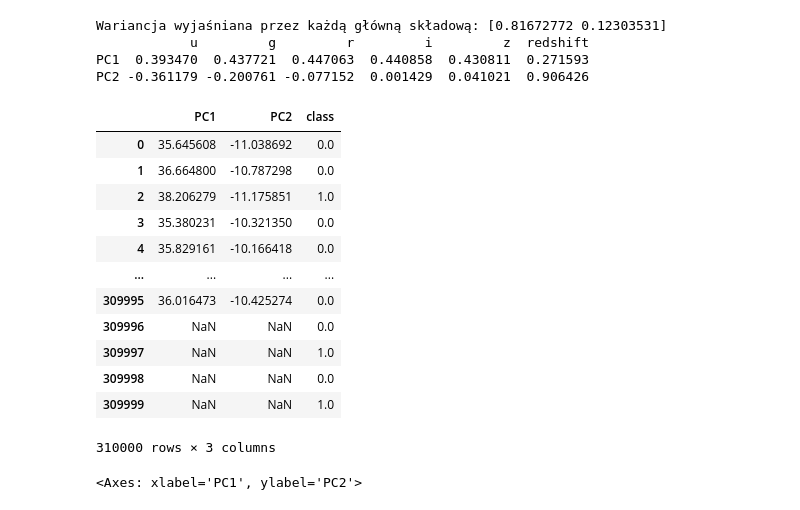
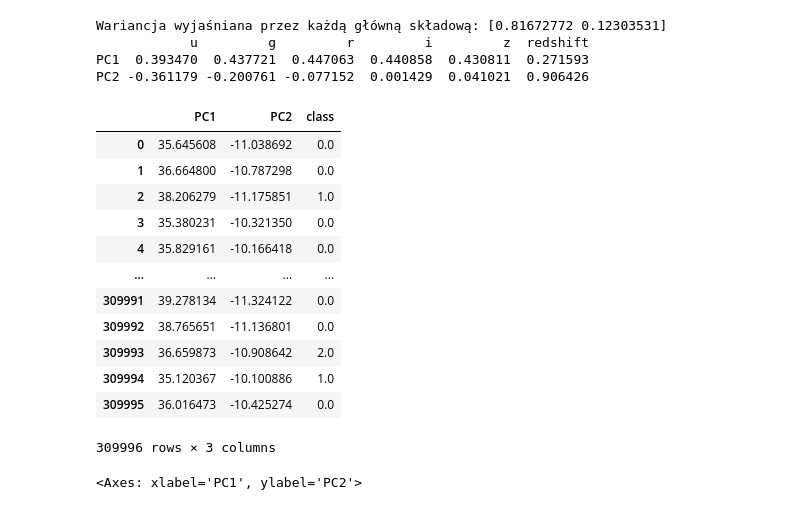
Before and after one commit to RadekJedrzejczyk/SSDS_DR15to18_DataExploration, a Jupyter notebook: Projekt.ipynb, the cells around one changed output. Saved outputs shown, nothing was run; the diff lists cells and outputs as text; code cells hidden in the pictures.

```diff
--- a/Projekt.ipynb
+++ b/Projekt.ipynb
@@ -260,22 +260,25 @@ PC2 -0.361179 -0.200761 -0.077152  0.001429  0.041021  0.906426
 # %%
 PCA_values =   x.values @ components_df.T.values
 df_PCA_x = pd.DataFrame(PCA_values,columns=[f'PC{i+1}' for i in range(components.shape[0])])
-df_PCA=pd.concat([df_PCA_x,y],axis=1)
+#df_PCA=pd.concat([df_PCA_x,y],axis=1)
+df_PCA = df_PCA_x
+df_PCA['class'] = pd.DataFrame(y)
 df_PCA
+df_PCA
 # %% [output]
 |  | PC1 | PC2 | class |
 | 0 | 35.645608 | -11.038692 | 0.0 |
 | 1 | 36.664800 | -10.787298 | 0.0 |
 | 2 | 38.206279 | -11.175851 | 1.0 |
 | 3 | 35.380231 | -10.321350 | 0.0 |
 | 4 | 35.829161 | -10.166418 | 0.0 |
 | ... | ... | ... | ... |
+| 309991 | 39.278134 | -11.324122 | 0.0 |
+| 309992 | 38.765651 | -11.136801 | 0.0 |
+| 309993 | 36.659873 | -10.908642 | 2.0 |
+| 309994 | 35.120367 | -10.100886 | 1.0 |
 | 309995 | 36.016473 | -10.425274 | 0.0 |
-| 309996 | NaN | NaN | 0.0 |
-| 309997 | NaN | NaN | 1.0 |
-| 309998 | NaN | NaN | 0.0 |
-| 309999 | NaN | NaN | 1.0 |
-310000 rows × 3 columns
+309996 rows × 3 columns
 # %%
 sns.scatterplot(x='PC1',y='PC2',hue='class',data=df_PCA)
 # %% [output]
```
Also changed, not shown: parts of 8 cells of this notebook.
